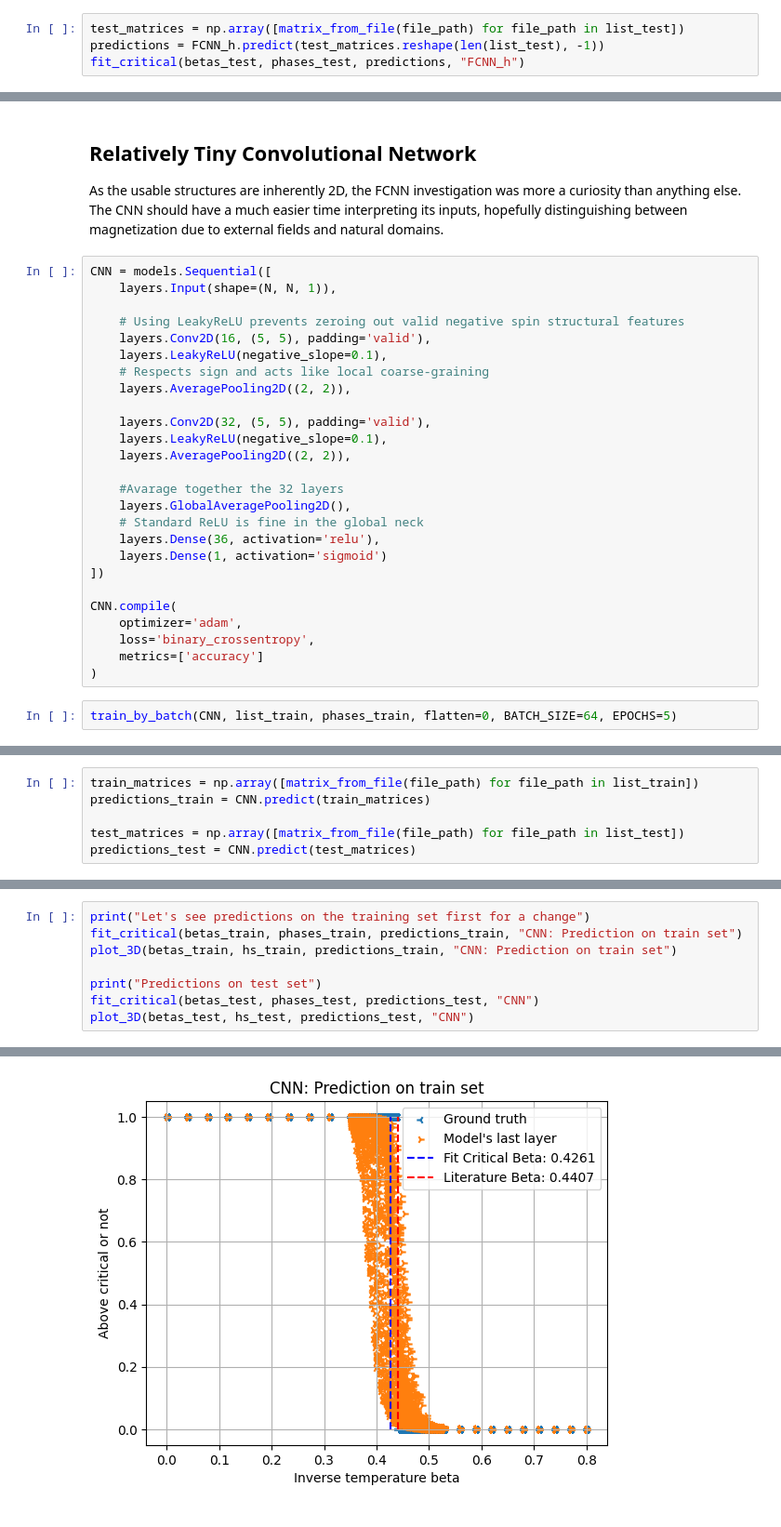
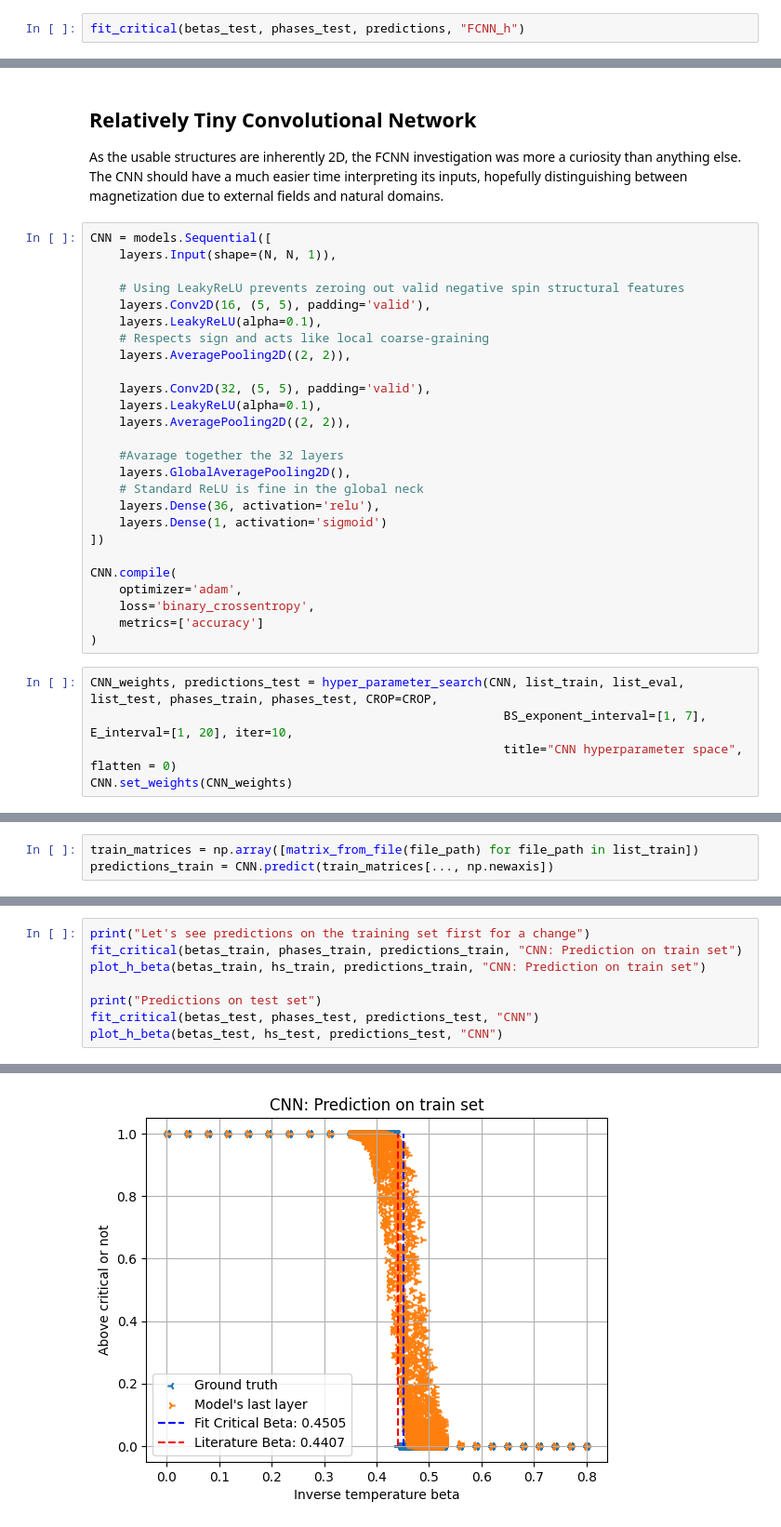
Before and after one commit to ZalanBoss/Ising-BME, a Jupyter notebook: Ising FCN.ipynb, the cells around one changed output, grey strips where cells are left out. Shown at 93% size. Drawn from its saved outputs; the diff is of its cells as text.

```diff
--- a/Ising FCN.ipynb
+++ b/Ising FCN.ipynb
@@ -392,5 +425,3 @@ Average Loss: 0.5051 - Average Accuracy: 0.8249
 # %%
-test_matrices = np.array([matrix_from_file(file_path) for file_path in list_test])
-predictions = FCNN_h.predict(test_matrices.reshape(len(list_test), -1))
 fit_critical(betas_test, phases_test, predictions, "FCNN_h")
 # %% [output]
@@ -447,12 +479,12 @@ CNN = models.Sequential([
 
     # Using LeakyReLU prevents zeroing out valid negative spin structural features
     layers.Conv2D(16, (5, 5), padding='valid'),
-    layers.LeakyReLU(negative_slope=0.1),
+    layers.LeakyReLU(alpha=0.1),
     # Respects sign and acts like local coarse-graining
     layers.AveragePooling2D((2, 2)),
 
     layers.Conv2D(32, (5, 5), padding='valid'),
-    layers.LeakyReLU(negative_slope=0.1),
+    layers.LeakyReLU(alpha=0.1),
     layers.AveragePooling2D((2, 2)),
 
     #Avarage together the 32 layers
@@ -468,5 +500,8 @@ CNN.compile(
     metrics=['accuracy']
 )
 # %%
-train_by_batch(CNN, list_train, phases_train, flatten=0, BATCH_SIZE=64, EPOCHS=5)
+CNN_weights, predictions_test = hyper_parameter_search(CNN, list_train, list_eval, list_test, phases_train, phases_test, CROP=CROP,
+                                                         BS_exponent_interval=[1, 7], E_interval=[1, 20], iter=10,
+                                                         title="CNN hyperparameter space", flatten = 0)
+CNN.set_weights(CNN_weights)
 # %% [output]
@@ -487,7 +520,4 @@ Average Loss: 0.2059 - Average Accuracy: 0.9154
 # %%
 train_matrices = np.array([matrix_from_file(file_path) for file_path in list_train])
-predictions_train = CNN.predict(train_matrices)
-
-test_matrices = np.array([matrix_from_file(file_path) for file_path in list_test])
-predictions_test = CNN.predict(test_matrices)
+predictions_train = CNN.predict(train_matrices[..., np.newaxis])
 # %% [output]
@@ -496,11 +525,11 @@ predictions_test = CNN.predict(test_matrices)
 # %%
 print("Let's see predictions on the training set first for a change")
 fit_critical(betas_train, phases_train, predictions_train, "CNN: Prediction on train set")
-plot_3D(betas_train, hs_train, predictions_train, "CNN: Prediction on train set")
+plot_h_beta(betas_train, hs_train, predictions_train, "CNN: Prediction on train set")
 
 print("Predictions on test set")
 fit_critical(betas_test, phases_test, predictions_test, "CNN")
-plot_3D(betas_test, hs_test, predictions_test, "CNN")
+plot_h_beta(betas_test, hs_test, predictions_test, "CNN")
 # %% [output]
 Let's see predictions on the training set first for a change
-[figure, old version]
+[figure, new version]
```
Also changed, not shown: parts of 31 cells of this notebook.
